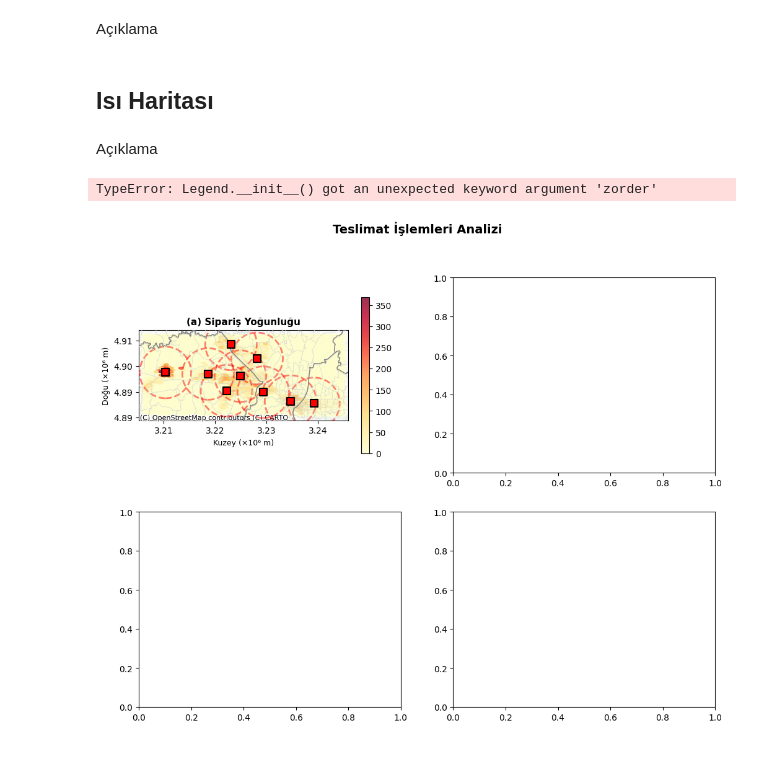
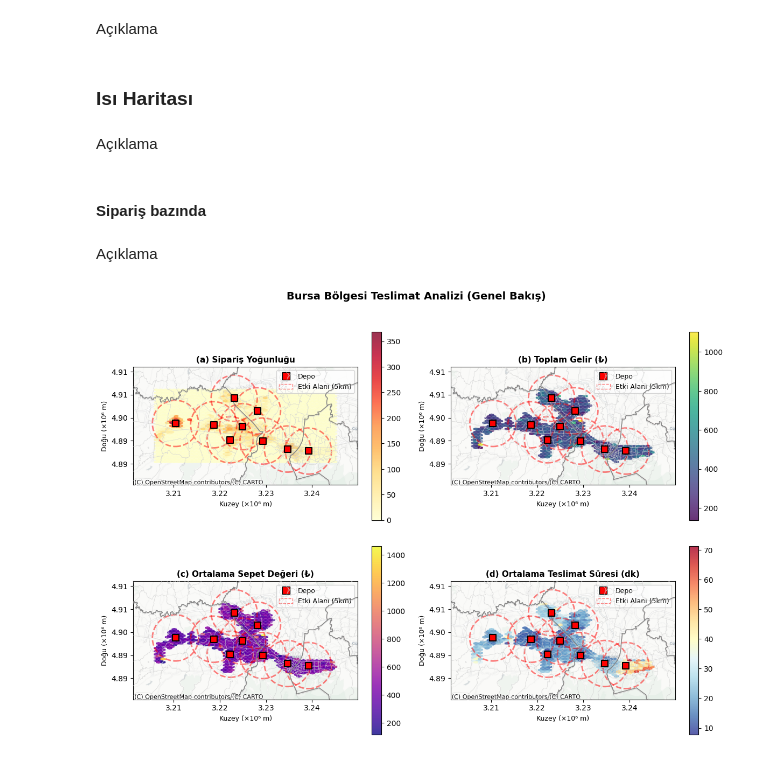
Before and after one commit to mertturunc/purple-case, a Jupyter notebook: notebooks/orders_service_area.ipynb, the cells around one changed output. Cells and saved outputs as stored; diff of their text form; code cells hidden in the pictures.

```diff
--- a/notebooks/orders_service_area.ipynb
+++ b/notebooks/orders_service_area.ipynb
@@ -294,18 +296,18 @@ Veri Özeti:
 Veri, mahalle düzeyinde toplam nüfus, cinsiyet ve yaş grubu gibi demografik bilgileri içermektedir.
 # %%
 # tuik doesn't allow to download data with web requests so we have to use local file
-file_path = '../data/bursa_mahalle_nufus.xls'
+file_path = '../data/bursa_neighbourhood_pop.xls'
 
 try:
-    bursa_adnks = pd.read_excel(file_path)
+    bursa_neighbourhood = pd.read_excel(file_path)
     print('Adrese Dayalı Nüfus Kayıt Sistemi verisinden mahalle nüfus verisi okundu.')
 except Exception as e:
     print(f'CSV dosyası okunamadı: {e}')
 
-file_path = '../data/bursa_ilce_yas.xls'
+file_path = '../data/bursa_district_age.xls'
 
 try:
-    bursa_ilce_yas = pd.read_excel(file_path)
+    bursa_district_age = pd.read_excel(file_path)
     print('Adrese Dayalı Nüfus Kayıt Sistemi verisinden ilçe yaş verisi okundu.')
 except Exception as e:
     print(f'CSV dosyası okunamadı: {e}')
@@ -373,17 +377,17 @@ def find_coords(df):
     except KeyError:
         raise KeyError(f"{df} verisinde 'longitude' ve/veya 'latitude' kolonları bulunamadı.")
 
-siparis_df = load_data('../data/siparis.csv', 'Sipariş')
+order_df = load_data('../data/siparis.csv', 'Sipariş')
 warehouse_df = load_data('../data/warehouse.csv', 'Depo')
 
-if siparis_df is not None and warehouse_df is not None:
-    s_long, s_lat = find_coords(siparis_df)
+if order_df is not None and warehouse_df is not None:
+    s_long, s_lat = find_coords(order_df)
     w_long, w_lat = find_coords(warehouse_df)
 
-    siparis_gdf = gpd.GeoDataFrame(siparis_df, geometry=gpd.points_from_xy(siparis_df[s_long], siparis_df[s_lat]), crs="EPSG:4326").to_crs(epsg=3857)
+    order_gdf = gpd.GeoDataFrame(order_df, geometry=gpd.points_from_xy(order_df[s_long], order_df[s_lat]), crs="EPSG:4326").to_crs(epsg=3857)
     warehouse_gdf = gpd.GeoDataFrame(warehouse_df, geometry=gpd.points_from_xy(warehouse_df[w_long], warehouse_df[w_lat]), crs="EPSG:4326").to_crs(epsg=3857)
 
-    ax = siparis_gdf.plot(markersize=5, color='blue', label='Siparişler', alpha=0.1)
+    ax = order_gdf.plot(markersize=5, color='blue', label='Siparişler', alpha=0.1)
     warehouse_gdf.plot(ax=ax, markersize=50, color='red', marker='s', label='Depolar', edgecolor='white', linewidth=1)
     ctx.add_basemap(ax, source=ctx.providers.CartoDB.Positron)
     # 3857 projeksiyonu için eksen etiketlerini kaldır
@@ -397,7 +401,7 @@ if siparis_df is not None and warehouse_df is not None:
     plt.show()
 else:
     print('veri okunamadı')
-    siparis_gdf = None
+    order_gdf = None
     warehouse_gdf = None
 # %% [output]
 Sipariş verisi okundu.
@@ -408,88 +412,86 @@ Depo verisi okundu.
 # %% [markdown]
 Açıklama
 # %% [markdown]
-## Isı Haritası
+### Isı Haritası
 # %% [markdown]
 Açıklama
+# %% [markdown]
+#### Sipariş bazında
+# %% [markdown]
+Açıklama
 # %%
 # convert to 3857 for analysis
-siparis_3857 = siparis_gdf.to_crs(epsg=3857)
+order_3857 = order_gdf.to_crs(epsg=3857)
 warehouse_3857 = warehouse_gdf.to_crs(epsg=3857)
-x, y = siparis_3857.geometry.x.values, siparis_3857.geometry.y.values
+x, y = order_3857.geometry.x.values, order_3857.geometry.y.values
 w_x, w_y = warehouse_3857.geometry.x.values, warehouse_3857.geometry.y.values
 
-revenue = siparis_gdf['revenue'].values
-basket = siparis_gdf['basket_value'].values
-delivery = siparis_gdf['delivery duration'].values
+revenue = order_gdf['revenue'].values
+basket = order_gdf['basket_value'].values
+delivery = order_gdf['delivery duration'].values
 
-# Altlık katmanlar: districts ve neighbourhoods'ü 3857'ye çevir
 districts_3857 = districts.to_crs(epsg=3857)
-neighborhoods_3857 = neighborhoods.to_crs(epsg=3857)
+neighbourhoods_3857 = neighbourhoods.to_crs(epsg=3857)
 
 maps = [
     ('Sipariş Yoğunluğu', None, 'YlOrRd'),
-    ('Gelir Dağılımı', revenue, 'viridis'),
-    ('Sepet Değeri', basket, 'plasma'),
-    ('Teslimat Süresi', delivery, 'RdYlBu_r')
+    ('Toplam Gelir (₺)', revenue, 'viridis'),
+    ('Ortalama Sepet Değeri (₺)', basket, 'plasma'),
+    ('Ortalama Teslimat Süresi (dk)', delivery, 'RdYlBu_r')
 ]
 labels = ['(a)', '(b)', '(c)', '(d)']
 filenames = ['order_density', 'revenue_distribution', 'basket_value', 'delivery_duration']
 
 def plot_hex(ax, data, cmap, title, label, single=False):
-
-
-    # Altlık katman olarak önce districts ve neighbourhoods'ü çiz
     districts_3857.boundary.plot(ax=ax, linewidth=1, edgecolor='grey', alpha=0.7, zorder=7)
-    neighborhoods_3857.boundary.plot(ax=ax, linewidth=0.5, edgecolor='lightgrey', alpha=0.5, zorder=6)
-    # Hexbin haritası
+    neighbourhoods_3857.boundary.plot(ax=ax, linewidth=0.5, edgecolor='lightgrey', alpha=0.5, zorder=6)
+    # hexbins (need a fix)
     hb = ax.hexbin(x, y, C=data, gridsize=40, cmap=cmap, alpha=0.8, zorder=3)
     plt.colorbar(hb, ax=ax, shrink=0.8)
-    # Depoları çiz (warehouse icon ve buffer)
+    # warehouse and buffer
     warehouse_handles = []
     buffer_handles = []
     for wx, wy in zip(w_x, w_y):
-        # Warehouse icon: siyah kutu
+        # warehouse
         wh = ax.scatter(wx, wy, s=80, c='red', marker='s', edgecolor='black', linewidth=1.5, zorder=8, label='Depo')
-        # Buffer: kırmızı kesikli çember
+        # buffer
         buf = ax.add_patch(plt.Circle((wx, wy), 5000, fill=False, color='red', linestyle='--', alpha=0.5, linewidth=2, zorder=5, label='Etki Alanı (5km)'))
         warehouse_handles.append(wh)
         buffer_handles.append(buf)
     #zoom into boundaries
-    ax.set_xlim(siparis_3857.total_bounds[0] - 1000, siparis_3857.total_bounds[2] + 1000)
-    ax.set_ylim(siparis_3857.total_bounds[1] - 1000, siparis_3857.total_bounds[3] + 1000)
+    ax.set_xlim(order_3857.total_bounds[0] - 5000, order_3857.total_bounds[2] + 5000)
+    ax.set_ylim(order_3857.total_bounds[1] - 5000, order_3857.total_bounds[3] + 5000)
     ax.set_aspect('equal')
     ax.set_title(f'{label} {title}', fontsize=11, weight='bold')
     ax.set_xlabel('Kuzey (×10⁶ m)', fontsize=9)
     ax.set_ylabel('Doğu (×10⁶ m)', fontsize=9)
     ax.xaxis.set_major_formatter(plt.FuncFormatter(lambda val, p: f'{val/1e6:.2f}'))
     ax.yaxis.set_major_formatter(plt.FuncFormatter(lambda val, p: f'{val/1e6:.2f}'))
     ctx.add_basemap(ax, source=ctx.providers.CartoDB.Positron)
     ax.axhline(y=0, color='black', linewidth=0.5)
     ax.axvline(x=0, color='black', linewidth=0.5)
 
-    # Legend: warehouse icon and buffer, top right
-    # Custom legend handles
+    # custom legend
     warehouse_legend = mlines.Line2D([], [], color='red', marker='s', linestyle='None', markersize=10, markeredgecolor='black', label='Depo')
     buffer_legend = mpatches.Patch(facecolor='none', edgecolor='red', linestyle='--', linewidth=1, alpha=0.5, label='Etki Alanı (5km)')
     ax.legend(handles=[warehouse_legend, buffer_legend], loc='upper right', fontsize=9, frameon=True)
 
     if single:
         plt.tight_layout()
 
 fig, axes = plt.subplots(2, 2, figsize=(12, 9))
-fig.suptitle('Teslimat İşlemleri Analizi', fontsize=14, weight='bold')
+fig.suptitle(f'{areaname.capitalize()} Bölgesi Teslimat Analizi (Genel Bakış)', fontsize=14, weight='bold')
 
 # saving plots
 for i, (title, data, cmap) in enumerate(maps):
     ax = axes[i//2, i%2]
     plot_hex(ax, data, cmap, title, labels[i])
     fig_single, ax_single = plt.subplots(figsize=(12, 9))
     plot_hex(ax_single, data, cmap, title, labels[i], single=True)
     fig_single.savefig(f"{plot_dir}/{areaname}_{filenames[i]}.png", dpi=600)
     plt.close(fig_single)
 
 plt.tight_layout()
 plt.show()
 # %% [output]
-TypeError: Legend.__init__() got an unexpected keyword argument 'zorder'
-[figure, old version]
+[figure, new version]
```
Also changed, not shown: parts of 20 cells of this notebook, 6 other files.
